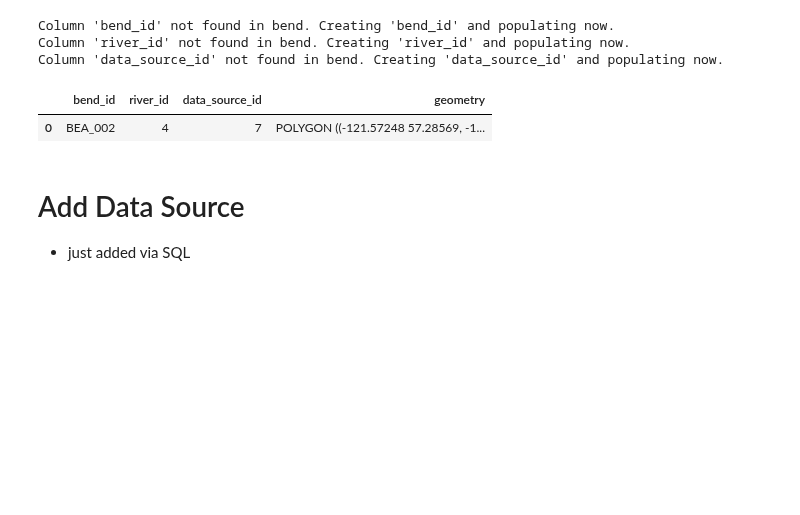
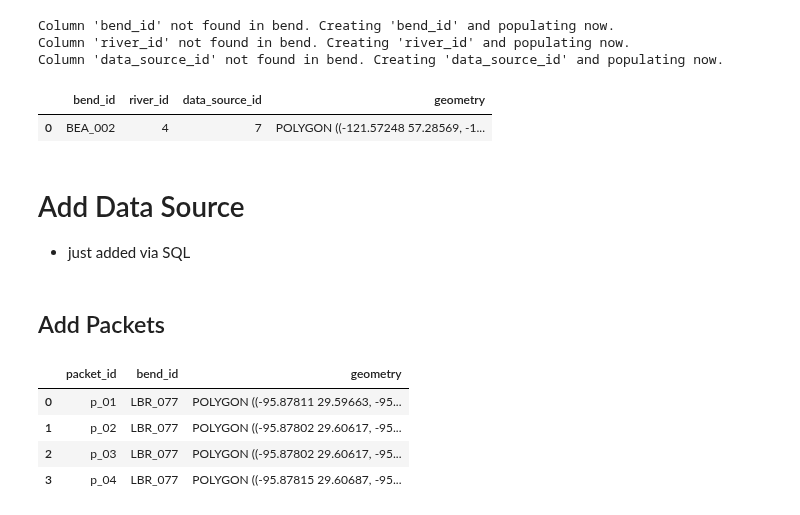
Before and after one commit to tamu-edu/scrollstats, a Jupyter notebook: AddDataToSQL.ipynb, the cells around one changed output. Cells and saved outputs as stored; diff of their text form; code cells hidden in the pictures; blank space fills up the shorter version.

Commit message:
added packets

```diff
--- a/AddDataToSQL.ipynb
+++ b/AddDataToSQL.ipynb
@@ -290,3 +290,5 @@ Column 'data_source_id' not found in bend. Creating 'data_source_id' and populat
 # %% [markdown]
 # Add Data Source
 - just added via SQL
+# %% [markdown]
+## Add Packets
@@ -292,0 +299,17 @@ Column 'data_source_id' not found in bend. Creating 'data_source_id' and populat
+# %%
+bend_id = "LBR_077"
+packet_path = f"/Users/avan/Downloads/packets/packets/{bend_id}_packets.shp"
+
+packets = gpd.read_file(packet_path).to_crs("EPSG:4326")
+
+my_list = [f"p_{i+1 :02}" for i in range(len(packets))]
+packets["packet_id"] = my_list
+packets["bend_id"] = bend_id
+packets_sql = packets[["packet_id", "bend_id", "geometry"]]
+packets_sql
+# %% [output]
+|  | packet_id | bend_id | geometry |
+| 0 | p_01 | LBR_077 | POLYGON ((-95.87811 29.59663, -95... |
+| 1 | p_02 | LBR_077 | POLYGON ((-95.87802 29.60617, -95... |
+| 2 | p_03 | LBR_077 | POLYGON ((-95.87802 29.60617, -95... |
+| 3 | p_04 | LBR_077 | POLYGON ((-95.87815 29.60687, -95... |
```
Also changed, not shown: parts of 1 cell of this notebook.
